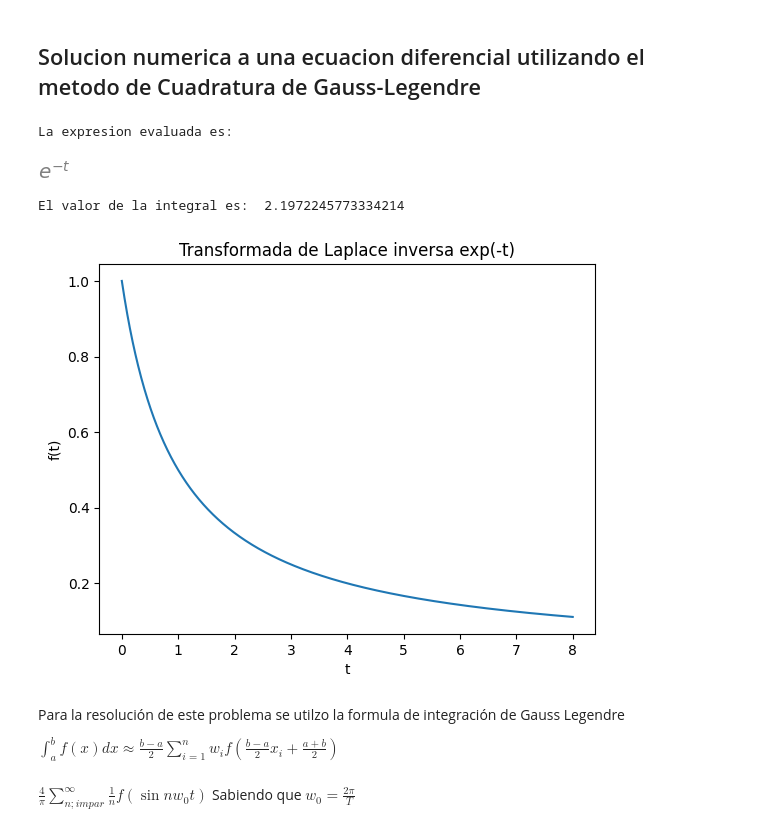
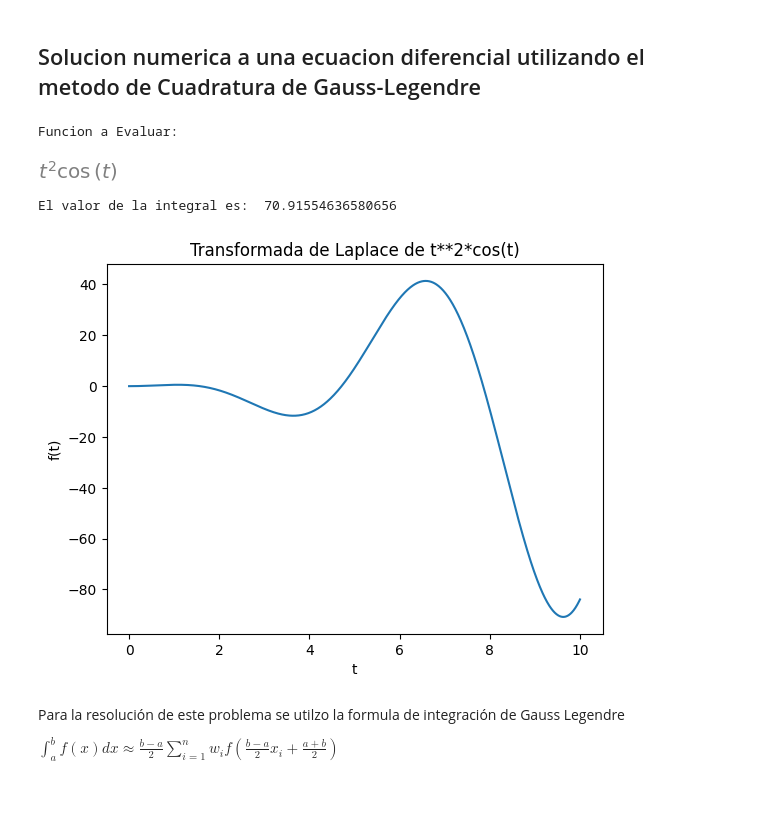
Before and after one commit to AscCrs/Development-Python, a Jupyter notebook: Scripts/ED/LaplaceSolution.ipynb, the cells around one changed output. Drawn from its saved outputs; the diff is of its cells as text; code cells hidden in the pictures; blank space fills up the shorter version.

```diff
--- a/Scripts/ED/LaplaceSolution.ipynb
+++ b/Scripts/ED/LaplaceSolution.ipynb
@@ -10,24 +11,35 @@ sp.init_printing()
 s = sp.symbols('s')
 t = sp.symbols('t', positive=True)
 # %%
-F_str = 1/(s + 1)
-F = sp.lambdify(s, F_str)  # Definir la función de la transformada de Laplace
-F_str = sp.inverse_laplace_transform(F_str, s, t)  # Transformación inversa de la transformada de Laplace
+
+F = lambda t: t ** 2 * np.cos(t)  # Definir la función de la transformada de Laplace
+  # Transformación inversa de la transformada de Laplace
 
 # Ingreso de los parámetros
 a = 0
-b = 8
-N = 20
+b = 10
+N = 5
-# %%
-print("La expresion evaluada es: ")
-F_str
-# %% [output]
-La expresion evaluada es:
-[figure, removed]
+# %%
+print("Funcion a Evaluar:")
+F_str = sp.sympify('t ** 2 * cos(t)')
+F_str
+# %% [output]
+Funcion a Evaluar:
+[figure, added]
 # %%
-def laplaceinv_Gauss(F, a, b, N):
+def leggauss(n):
+    # Se crea una matriz diagonal con los coeficientes de la ecuación
+    # de recurrencia de Legendre.
+    diag = np.zeros(n)
+    diag[1:] = 0.5 / np.sqrt(1 - 1/np.arange(1, n) ** 2)
+    # Se calculan los autovalores y autovectores de la matriz.
+    eigenvals, eigenvecs = np.linalg.eigh(np.diag(diag, 1))
+    # Se devuelven los nodos y los pesos de Gauss-Legendre.
+    return eigenvals, 2 * eigenvecs[0] ** 2
+
+def laplace_Gauss(F, a, b, N):
     # Definicion de los pesos y nodos de la cuadratura de Guass
-    x, w = np.polynomial.legendre.leggauss(N)
+    x, w = leggauss(N)
 
     # Calculo para la itegral, donde su equivalencia es una sumatoria
 
@@ -50,19 +62,17 @@ def laplaceinv_Gauss(F, a, b, N):
 
     # Graficar la función
     plt.plot(x_vals, y_vals)
-    plt.title("Transformada de Laplace inversa " + str(F_str))
+    plt.title("Transformada de Laplace de " + str(F_str))
     plt.xlabel("t")
     plt.ylabel("f(t)")
     plt.show()
 # %%
-laplaceinv_Gauss(F, a, b, N)
+warnings.filterwarnings("ignore")
+laplace_Gauss(F, a, b, N)
 # %% [output]
-El valor de la integral es:  2.1972245773334214
+El valor de la integral es:  70.91554636580656
-[figure, old version]
+[figure, new version]
 # %% [markdown]
 Para la resolución de este problema se utilzo la formula de integración de Gauss Legendre
 
 $\int_{a}^{b} f(x) dx \approx \frac{b-a}{2}\sum_{i=1}^{n} w_{i}f\left(\frac{b-a}{2}x_i+\frac{a+b}{2}\right)$
-# %% [markdown]
-$\frac{4}{\pi}\sum_{n; impar}^{\infty} \frac{1}{n}f\left(\sin{n}{w_{0}}{t}\right)$
-Sabiendo que $w_{0} = \frac{2\pi}{T}$
```
Also changed, not shown: parts of 1 cell of this notebook, 6 other files.
